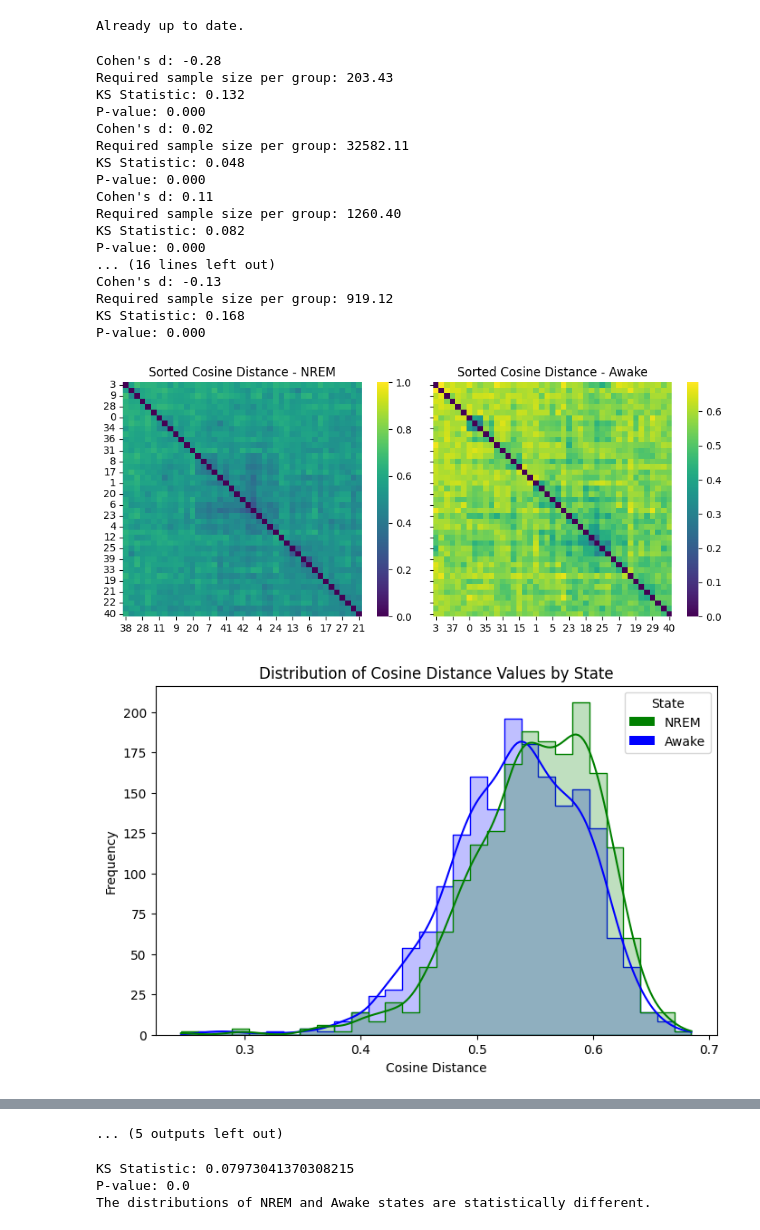
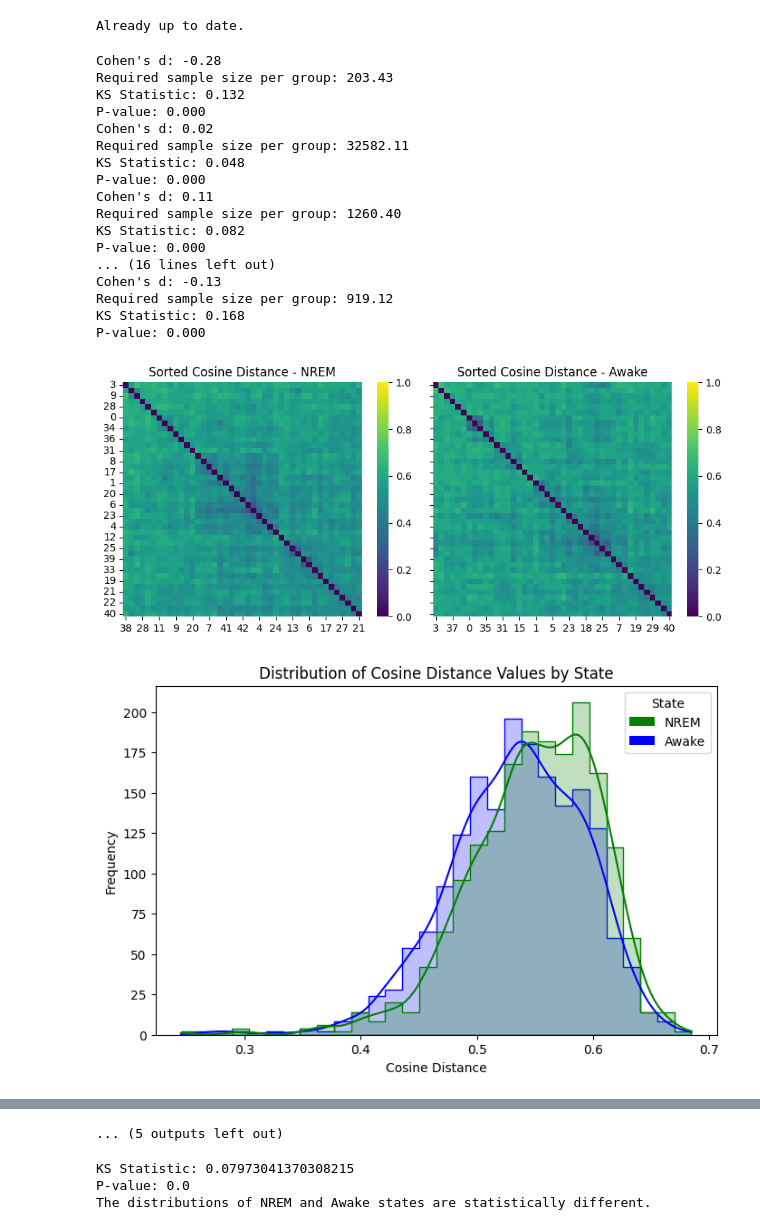
Before and after one commit to JessicaYoujiaLi/sleep, a Jupyter notebook: notebooks/clustering/clustering_plot.ipynb, the cells around one changed output, grey strips where cells are left out. Cells and saved outputs as stored; diff of their text form; code cells hidden in the pictures.

```diff
--- a/notebooks/clustering/clustering_plot.ipynb
+++ b/notebooks/clustering/clustering_plot.ipynb
@@ -97,7 +97,7 @@ for exp_id, exp_name, ts_name, eeg_file, dfof_file in experiments:
     fig, axs = plt.subplots(1, 2, figsize=(9, 4), sharey=True)
     sns.heatmap(sorted_cos_dist_nrem, ax=axs[0], cmap="viridis", vmin=0, vmax=1)
     axs[0].set_title("Sorted Cosine Distance - NREM")
-    sns.heatmap(sorted_cos_dist_awake, ax=axs[1], cmap="viridis")
+    sns.heatmap(sorted_cos_dist_awake, ax=axs[1], cmap="viridis", vmin=0, vmax=1)
     axs[1].set_title("Sorted Cosine Distance - Awake")
     plt.tight_layout()
 
@@ -173,32 +173,32 @@ for exp_id, exp_name, ts_name, eeg_file, dfof_file in experiments:
 
     # Create custom legend handles with colors matching the plot
     legend_handles = [
         Patch(facecolor='green', label='NREM'),
         Patch(facecolor='blue', label='Awake')
     ]
 
     # Use the custom handles to create the legend, ensuring colors match the plot
     plt.legend(handles=legend_handles, title='State')
 
     # Saving the figure
     plt.savefig(join(exp_path, 'MC_distrib_cosine_distance_values.png'), dpi=300)
 # %% [output]
 Cohen's d: -0.28
 Required sample size per group: 203.43
 KS Statistic: 0.132
 P-value: 0.000
 Cohen's d: 0.02
 Required sample size per group: 32582.11
 KS Statistic: 0.048
 P-value: 0.000
 Cohen's d: 0.11
 Required sample size per group: 1260.40
 KS Statistic: 0.082
 P-value: 0.000
 ... (16 lines left out)
 Cohen's d: -0.13
 Required sample size per group: 919.12
 KS Statistic: 0.168
 P-value: 0.000
-[figure, old version]
+[figure, new version]
 [figure]
```
Also changed, not shown: parts of 2 cells of this notebook.
